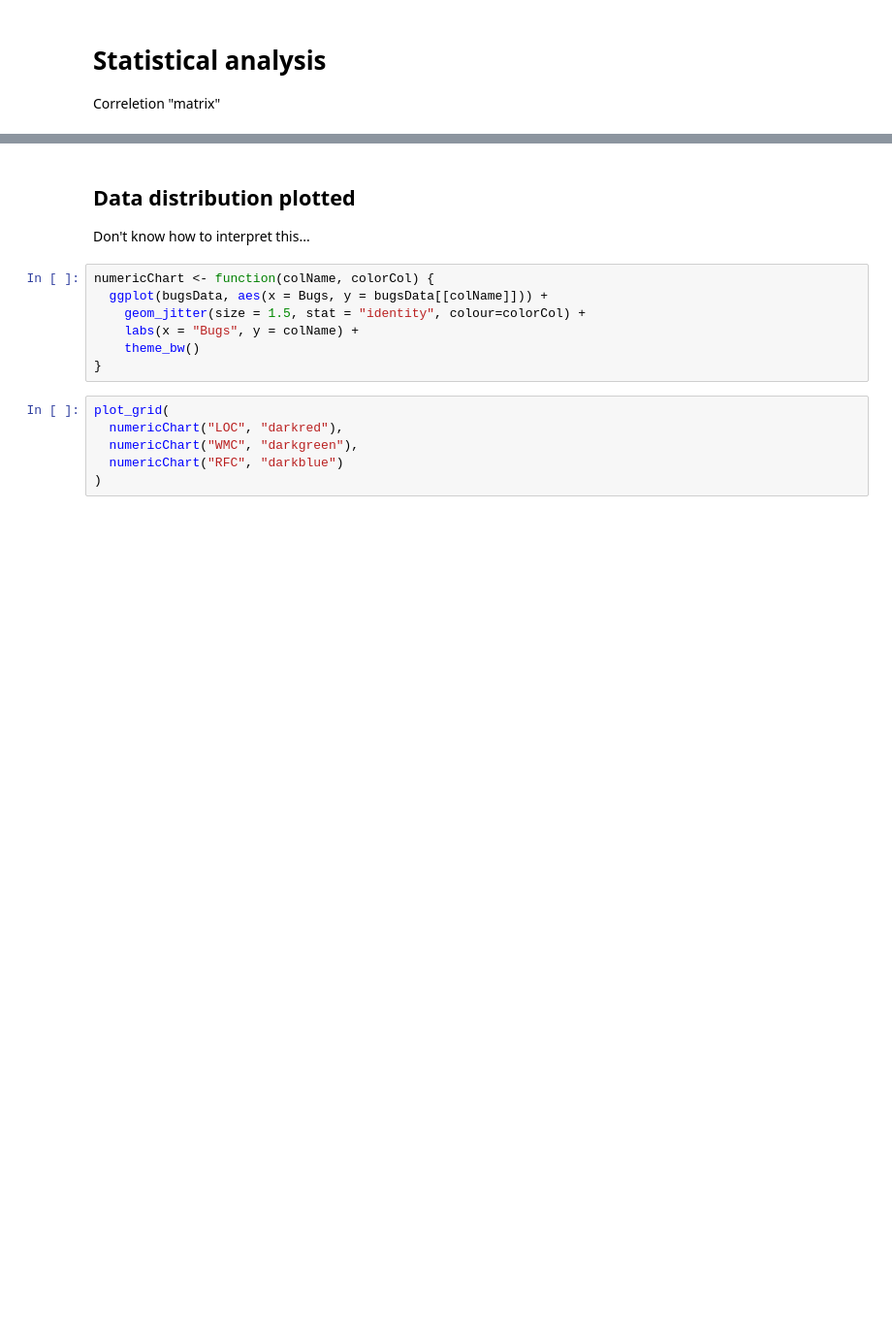
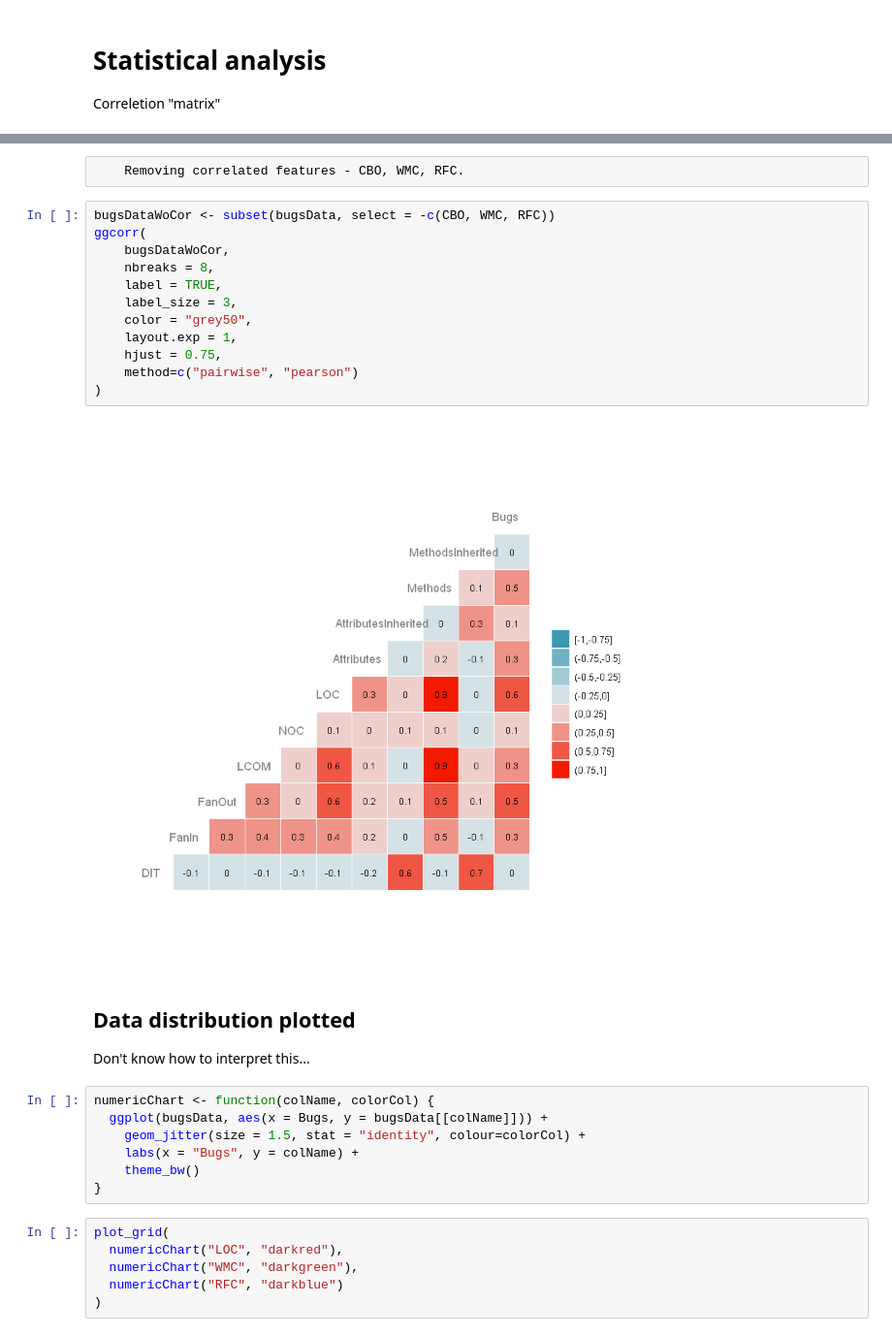
Before and after one commit to marcinrabiza/software-bugs-prediction, a Jupyter notebook: bugsNotebook.ipynb, the cells around one changed output, grey strips where cells are left out. Shown at 97% size. Cells and saved outputs as stored; diff of their text form; blank space fills up the shorter version.

Commit message:
Removed correlated features.

```diff
--- a/bugsNotebook.ipynb
+++ b/bugsNotebook.ipynb
@@ -86,3 +86,19 @@ ggcorr(
+# %% [raw]
+    Removing correlated features - CBO, WMC, RFC.
+# %%
+bugsDataWoCor <- subset(bugsData, select = -c(CBO, WMC, RFC))
+ggcorr(
+    bugsDataWoCor,
+    nbreaks = 8,
+    label = TRUE,
+    label_size = 3,
+    color = "grey50",
+    layout.exp = 1,
+    hjust = 0.75,
+    method=c("pairwise", "pearson")
+)
+# %% [output]
+[figure, added]
 # %% [markdown]
 ## Data distribution plotted
 Don't know how to interpret this...
```
Also changed, not shown: parts of 3 cells of this notebook.
